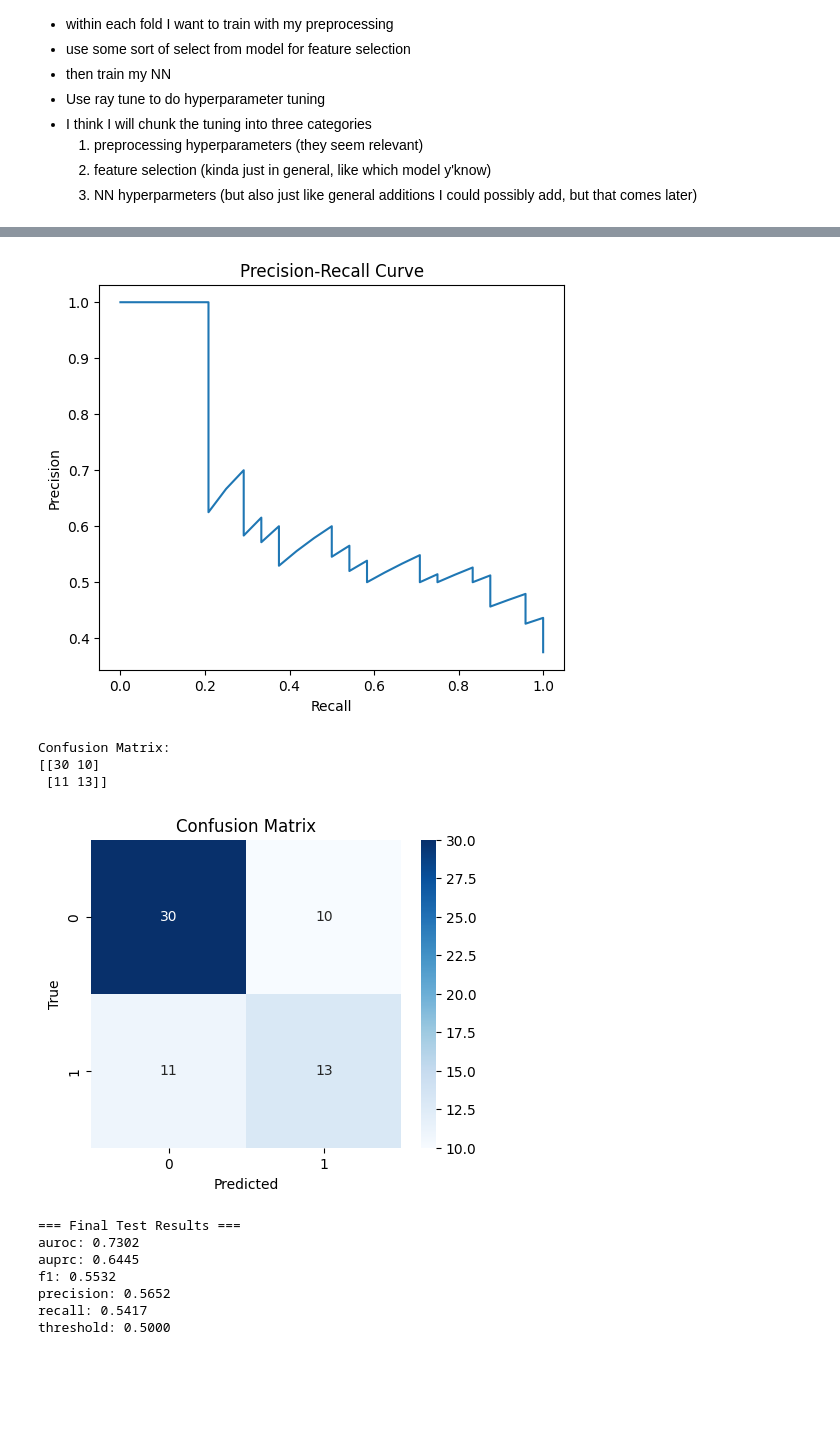
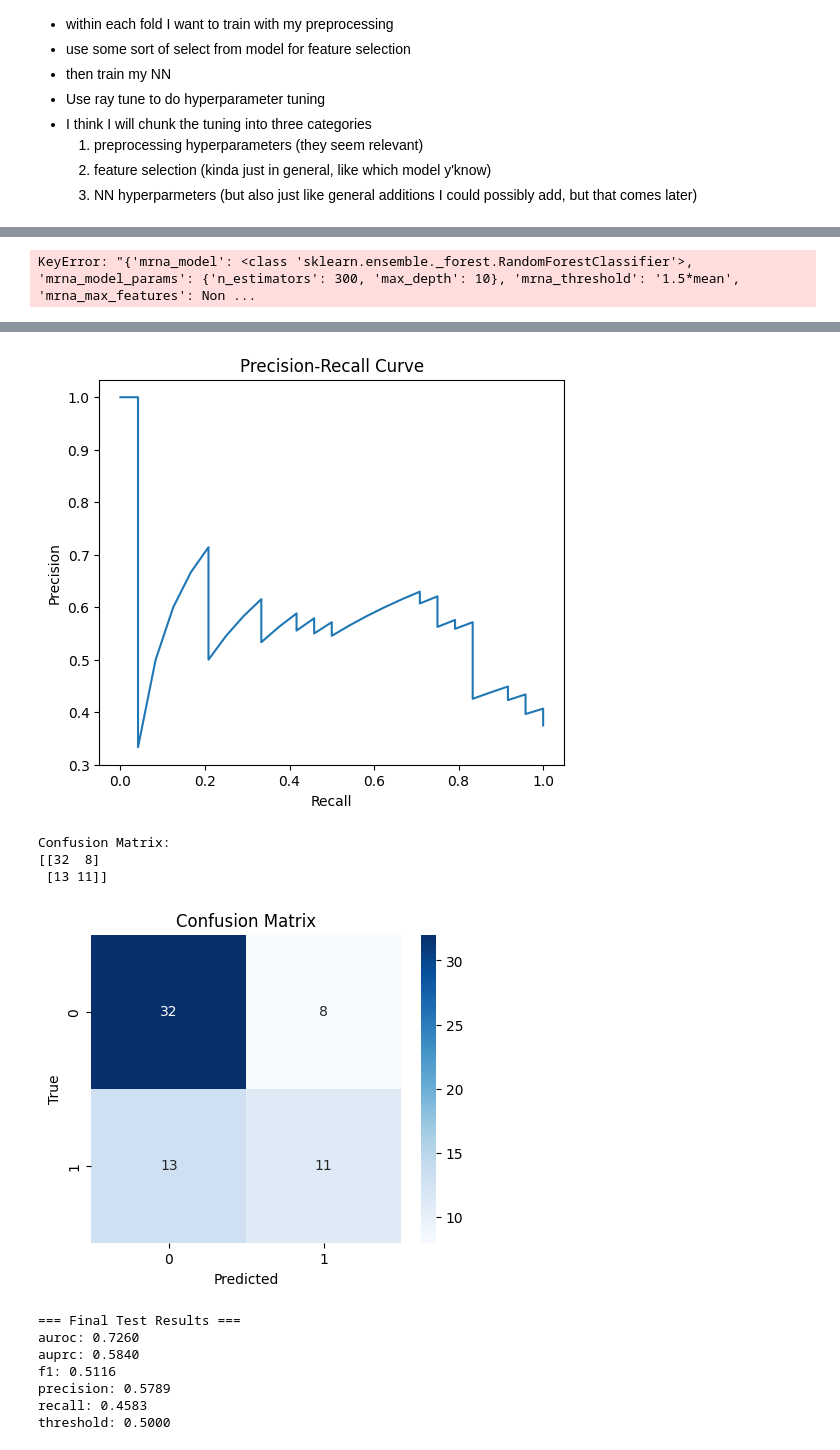
Before and after one commit to gchermside/UCEC_Recurrence, a Jupyter notebook: src/neural_network.ipynb, the cells around one changed output, grey strips where cells are left out. Saved outputs shown, nothing was run; the diff lists cells and outputs as text; code cells hidden in the pictures; blank space fills up the shorter version.

```diff
--- a/src/neural_network.ipynb
+++ b/src/neural_network.ipynb
@@ -592,7 +660,8 @@ print_results_summary(results_summary)
 # %%
 # best ofr internal AUROC and AUPRC is .98 and 5
 # %%
-print(results_summary["{'mrna_model': <class 'sklearn.ensemble._forest.RandomForestClassifier'>, 'mrna_model_params': {'n_estimators': 300, 'max_depth': 10}, 'mrna_threshold': '1.5*mean', 'mrna_max_features': None, 'mut_model': <class 'sklearn.ensemble._forest.RandomForestClassifier'>, 'mut_model_params': {'n_estimators': 300, 'max_depth': 10}, 'mut_threshold': 'median', 'mut_max_features': None, 'hidden_dim': 64, 'dropout': 0.2, 'lr': 0.001, 'max_mutation_count': 1, 'mutation_uniform_thresh': 0.98}"])
+# %% [output]
+KeyError: "{'mrna_model': <class 'sklearn.ensemble._forest.RandomForestClassifier'>, 'mrna_model_params': {'n_estimators': 300, 'max_depth': 10}, 'mrna_threshold': '1.5*mean', 'mrna_max_features': Non ...
 # %%
 joblib.dump(results_summary, "results_summary_random_forest_large.pkl")
 # %%
@@ -686,7 +755,7 @@ def train_simple(
         hyperparams["lr"]
     ).to(device)
 
-    optimizer = torch.optim.Adam(model.parameters(), lr=hyperparams["lr"])
+    optimizer = torch.optim.AdamW(model.parameters(), lr=hyperparams["lr"])
     pos_weight_value = torch.tensor((len(y_train) - y_train.sum()) / y_train.sum()).float().to(device)
     criterion = nn.BCEWithLogitsLoss(pos_weight=pos_weight_value)
 
@@ -832,34 +901,28 @@ def best_hyperparameters(results_summary):
     best_params = parse_param_dict(best_params_str)
     return best_params
 # %%
+set_random_seed(config.SEED)
+
 lr_results_summary = joblib.load("results_summary_logistic_regression.pkl")
 rf_results_summary = joblib.load("results_summary_random_forest_large.pkl")
+xgboost_results_summary = joblib.load("results_summary.pkl")
 
-rf_results_summary = best_hyperparameters(rf_results_summary)
-
-xgboost_random_hyperparams = {
+xgboost_hyperparams = {
     'mrna_model': XGBClassifier,
     'mrna_model_params': {
-        'n_estimators': 300,
-        'max_depth': 4,
+        'n_estimators': 600,
+        'max_depth': 6,
         'learning_rate': 0.05,
-        'subsample': 0.9,
-        'colsample_bytree': 0.8,
-        'tree_method': 'hist',         # fast, good default
-        'eval_metric': 'logloss'
+        'subsample': 1.0,
     },
     'mrna_threshold': 'median',
-    'mrna_max_features': 100,
+    'mrna_max_features': 200,
 
     'mut_model': XGBClassifier,
     'mut_model_params': {
-        'n_estimators': 300,
-        'max_depth': 3,
+        'n_estimators': 600,
+        'max_depth': 6,
         'learning_rate': 0.05,
-        'subsample': 0.9,
-        'colsample_bytree': 0.8,
-        'tree_method': 'hist',
-        'eval_metric': 'logloss'
     },
     'mut_threshold': 'median',
     'mut_max_features': 50,
@@ -890,7 +953,7 @@ y_combined = y_combined.reset_index(drop=True)
 model, test_metrics, best_t = train_simple(
     clinical_train, mrna_train, mutation_train, y_train,
     clinical_combined, mrna_combined, mutation_combined, y_combined,
-    rf_results_summary, num_epochs=300, threshold=0.5
+    xgboost_hyperparams, num_epochs=150, threshold=0.5
 )
 
 print("\n=== Final Test Results ===")
@@ -908,14 +971,14 @@ Training for 300 epochs...
-[figure, old version]
+[figure, new version]
 Confusion Matrix:
-[[30 10]
- [11 13]]
+[[32  8]
+ [13 11]]
-[figure, old version]
+[figure, new version]
 === Final Test Results ===
-auroc: 0.7302
-auprc: 0.6445
-f1: 0.5532
-precision: 0.5652
-recall: 0.5417
+auroc: 0.7260
+auprc: 0.5840
+f1: 0.5116
+precision: 0.5789
+recall: 0.4583
 threshold: 0.5000
 # %%
 test_loader = to_loader(clinical_test, mrna_test, mutation_test, y_test)
```
Also changed, not shown: parts of 5 cells of this notebook, 11 other files.
